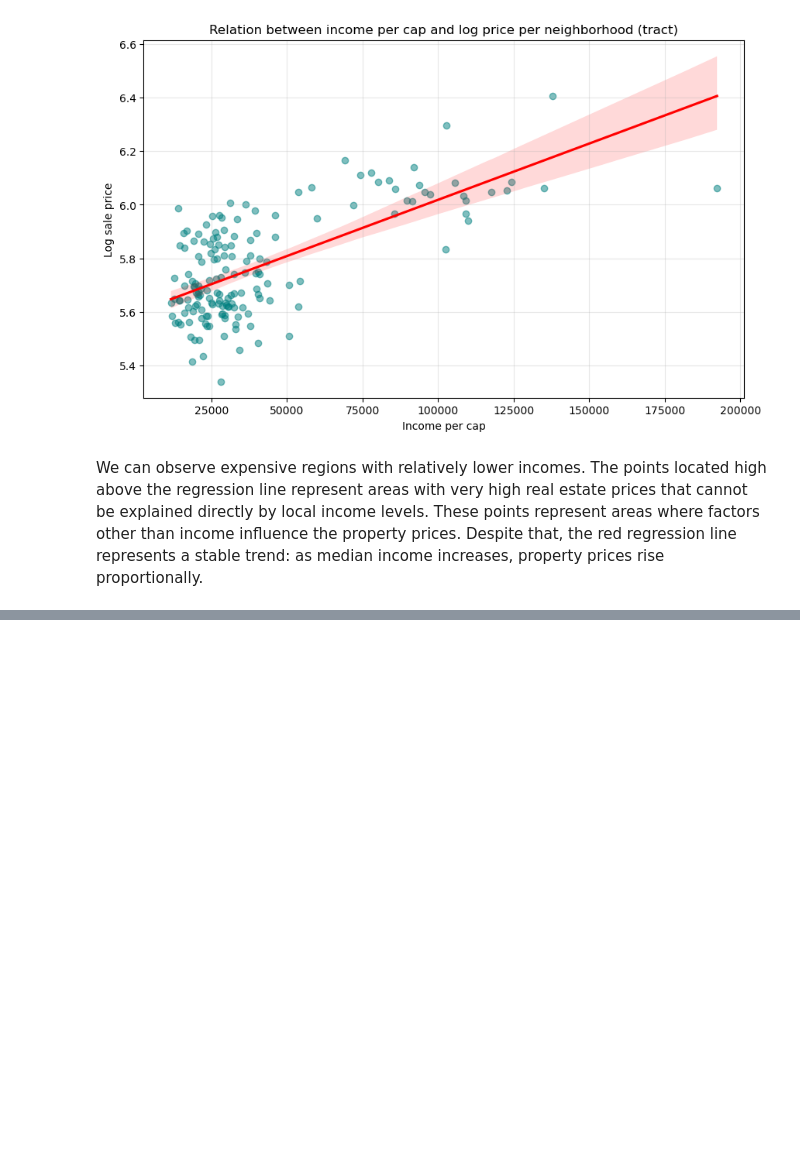
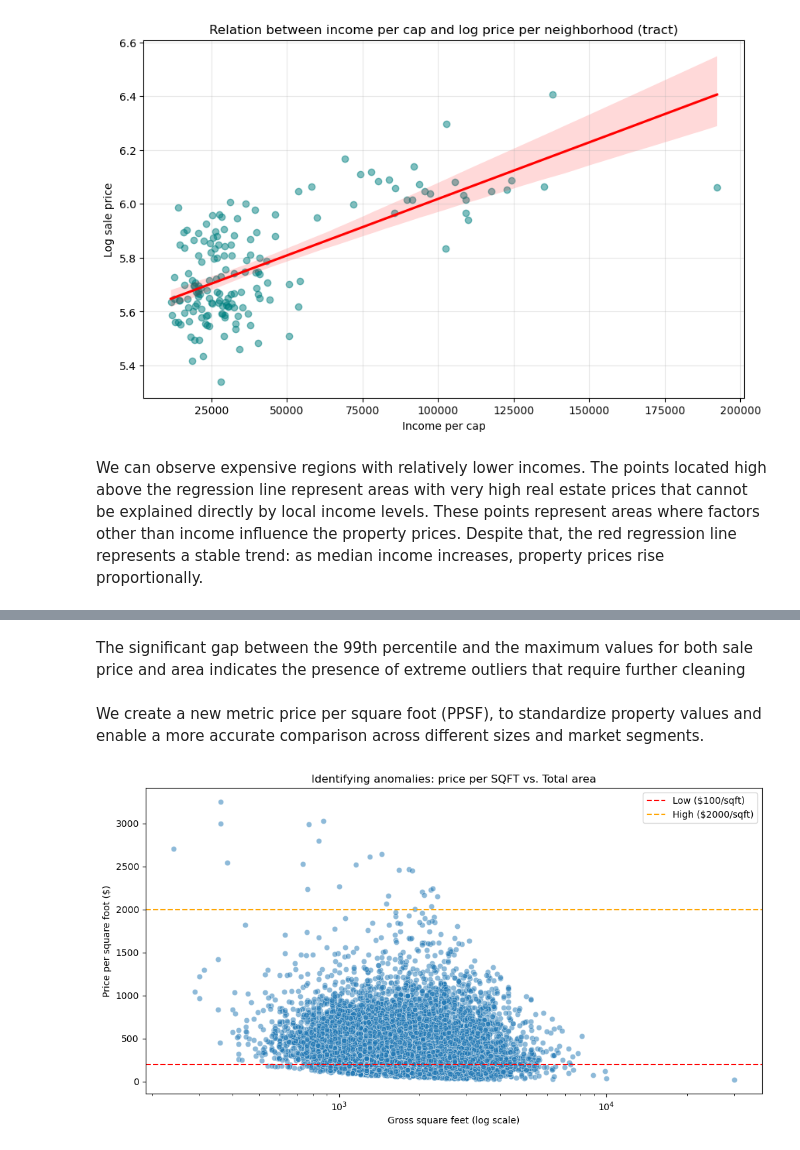
Before and after one commit to radinelageorgieva/Data-Science, a Jupyter notebook: FinalProject.ipynb, the cells around one changed output, grey strips where cells are left out. Drawn from its saved outputs; the diff is of its cells as text; code cells hidden in the pictures; blank space fills up the shorter version.

Commit message:
Square footage analysis

```diff
--- a/FinalProject.ipynb
+++ b/FinalProject.ipynb
@@ -1451,0 +1476,24 @@ We can observe expensive regions with relatively lower incomes. The points locat
+# %% [markdown]
+The significant gap between the 99th percentile and the maximum values for both sale price and area indicates the presence of extreme outliers that require further cleaning
+# %% [markdown]
+We create a new metric price per square foot (PPSF), to standardize property values and enable a more accurate comparison across different sizes and market segments.
+# %%
+#remove properties without gross square feet
+properties_with_area = macro_dataset.dropna(subset=['gross_square_feet']).copy()
+# %%
+properties_with_area['price_per_sqft'] = properties_with_area['sale_price'] / properties_with_area['gross_square_feet']
+# %%
+plt.figure(figsize = (12, 6))
+sns.scatterplot(data = properties_with_area, x = 'gross_square_feet', y = 'price_per_sqft', alpha = 0.5)
+
+plt.axhline(200, color = 'red', linestyle = '--', label = 'Low ($100/sqft)')
+plt.axhline(2000, color = 'orange', linestyle = '--', label = 'High ($2000/sqft)')
+
+plt.xscale('log')
+plt.title('Identifying аnomalies: price per SQFT vs. Total area')
+plt.xlabel('Gross square feet (log scale)')
+plt.ylabel('Price per square foot ($)')
+plt.legend()
+plt.show()
+# %% [output]
+[figure, added]
```
Also changed, not shown: parts of 36 cells of this notebook.
